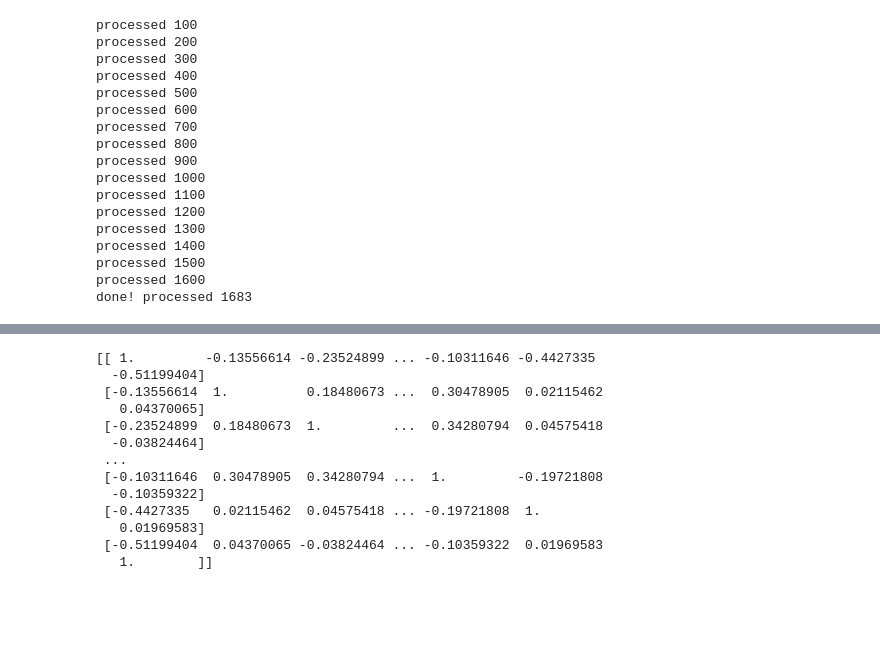
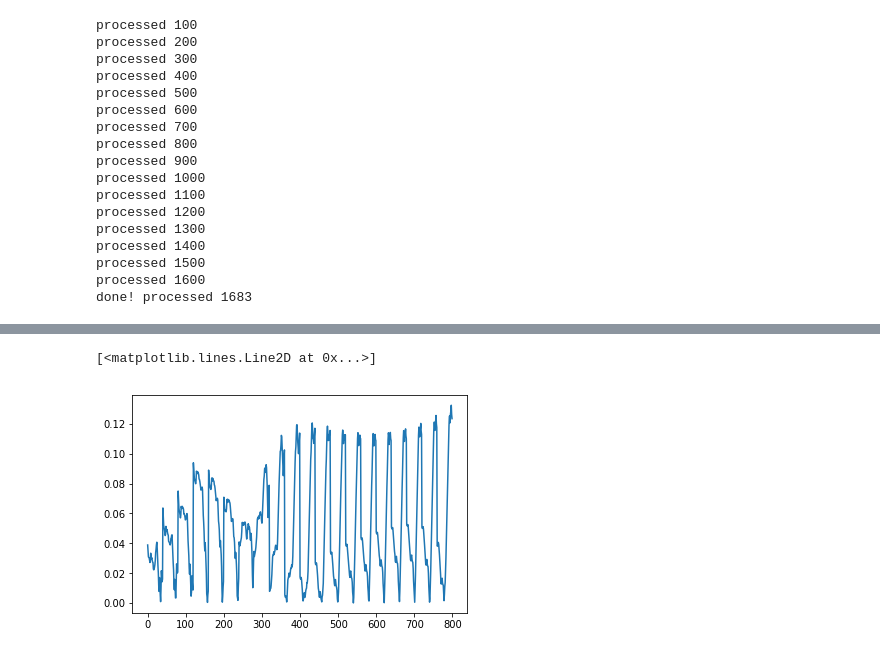
Before and after one commit to CornellDataScience/Insights-FakeNews, a Jupyter notebook: Stance Detection Viz.ipynb, the cells around one changed output, grey strips where cells are left out. Drawn from its saved outputs; the diff is of its cells as text; code cells hidden in the pictures; blank space fills up the shorter version.

```diff
--- a/Stance Detection Viz.ipynb
+++ b/Stance Detection Viz.ipynb
@@ -355,6 +425,5 @@ DescribeResult(nobs=61, minmax=(-0.8246583, 0.27789927), mean=-0.35327667, varia
 # %%
 def get_values(text, tokens, cell):
-    wln = nltk.WordNetLemmatizer()
     j = 0 # index in tokens for duplicate token values
     num_word = 0
     body = [{} for i in range(len(text))]
@@ -369,6 +438,6 @@ def get_values(text, tokens, cell):
         else:
             #token_index = np.where(tokens[j:]==test[0])
             index = list(tokens[j:]).index(test[0])
-            body[i] = {text[i]:str(cell[index])}
+            body[i] = {text[i]:str(cell[j])}
             j+=1
     return body
@@ -399,0 +448,14 @@ for cell in all_cells:
+# %%
+act_cells = [{} for i in range(output1.shape[2])]
+for i in range(output1.shape[2]):
+    cell_headline = np.array(np.swapaxes(output1[:,0,:], 0, 1)[i])
+    tokens_headline = preprocess.get_clean_tokens(text_headline, False)[:20]
+    list_headline = text_headline.split(" ")
+    v_headline = get_values(list_headline, tokens_headline, cell_headline)
+
+    cell_body = np.array(np.swapaxes(output2[:,0,:], 0, 1)[i])
+    tokens_body = preprocess.get_clean_tokens(text_body, False)[:40]
+    list_body = text_body.split(" ")[:40]
+    v_body = get_values(list_body, tokens_body, cell_body)
+
+    act_cells[i] = {"headline":v_headline, "body":v_body, "cell":str(i)}
@@ -399,0 +488,11 @@ for cell in all_cells:
+# %%
+norms = []
+# Find all the words with similar "representations", being the activations for every cell at that time step
+for i in range((output1.shape[0])):
+    for j in range((output2.shape[0])):
+        dot = np.dot(np.array(output1[i, 0, :]),np.array(output2[j, 0, :]))
+        norm = np.linalg.norm(np.array(output1[i, 0, :]))*np.linalg.norm(np.array(output2[j, 0, :]))
+        norms.append(dot/norm)
+        #print(dot/norm)
+norms = np.array(norms)
+print(scipy.stats.describe(norms))
@@ -399,0 +501,7 @@ for cell in all_cells:
+# %%
+norms_abs = np.absolute(norms)
+print(norms_abs.max(), norms_abs.argmax())
+print("output1: ",norms_abs.argmax()//40,"\n","output2: ", norms_abs.argmax()%40)
+
+print(norms_abs.min(), norms_abs.argmin())
+print("output1: ",norms_abs.argmin()//40,"\noutput2: ", norms_abs.argmin()%40)
@@ -399,0 +521,5 @@ for cell in all_cells:
+# %%
+plt.plot(norms_abs)
+# %% [output]
+[<matplotlib.lines.Line2D at 0x...>]
+[figure, added]
@@ -407,19 +539,0 @@ with open('Vis/activations_oneDoc_allCells.json', 'w') as outfile:
-# %%
-# output = [sequence length, number of cells]
-output = np.array(output)
-output_cov= np.corrcoef(output, rowvar=False)
-print(output_cov)
-# %% [output]
-[[ 1.         -0.13556614 -0.23524899 ... -0.10311646 -0.4427335
-  -0.51199404]
- [-0.13556614  1.          0.18480673 ...  0.30478905  0.02115462
-   0.04370065]
- [-0.23524899  0.18480673  1.         ...  0.34280794  0.04575418
-  -0.03824464]
- ...
- [-0.10311646  0.30478905  0.34280794 ...  1.         -0.19721808
-  -0.10359322]
- [-0.4427335   0.02115462  0.04575418 ... -0.19721808  1.
-   0.01969583]
- [-0.51199404  0.04370065 -0.03824464 ... -0.10359322  0.01969583
-   1.        ]]
```
Also changed, not shown: parts of 32 cells of this notebook, 11 other files.
